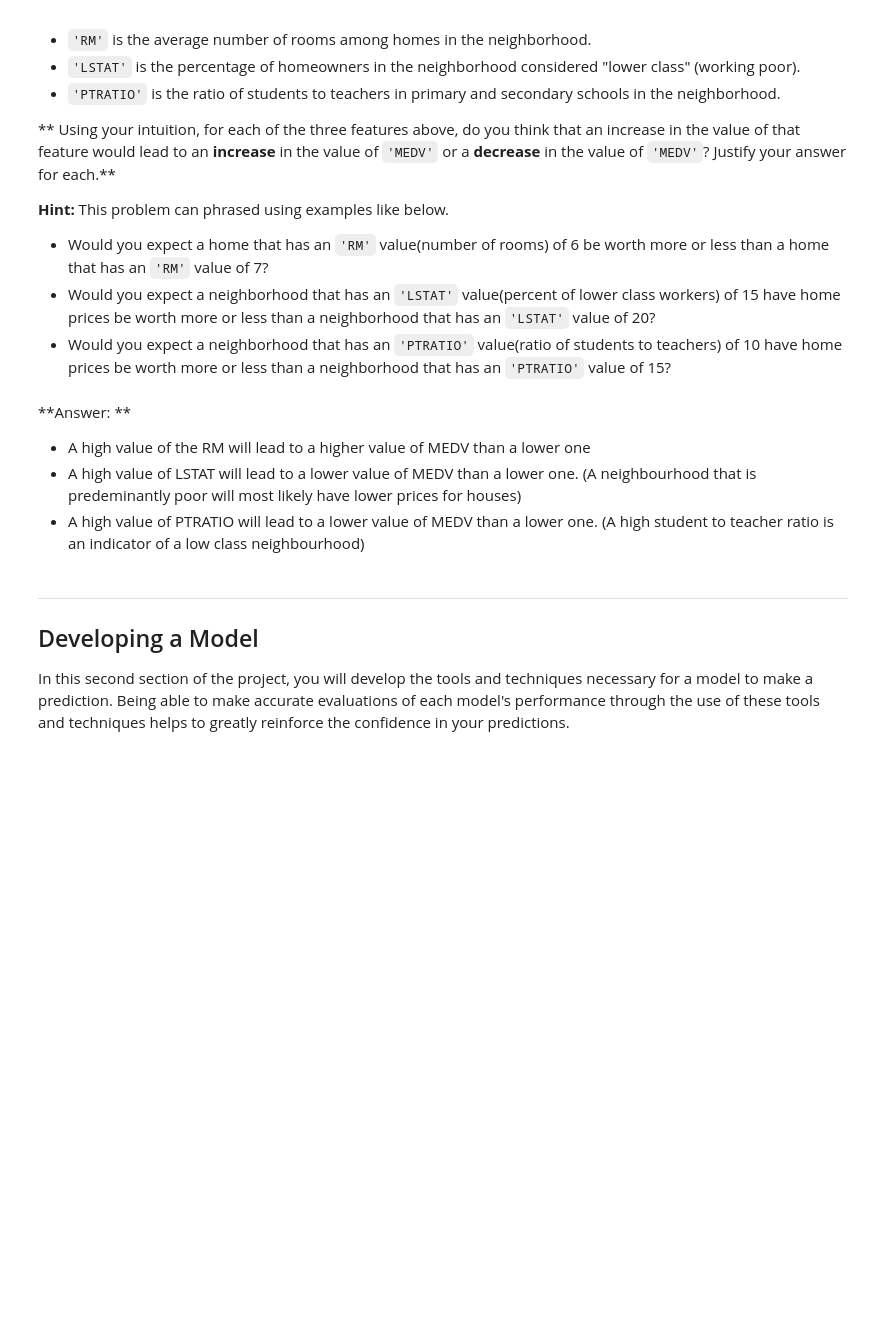
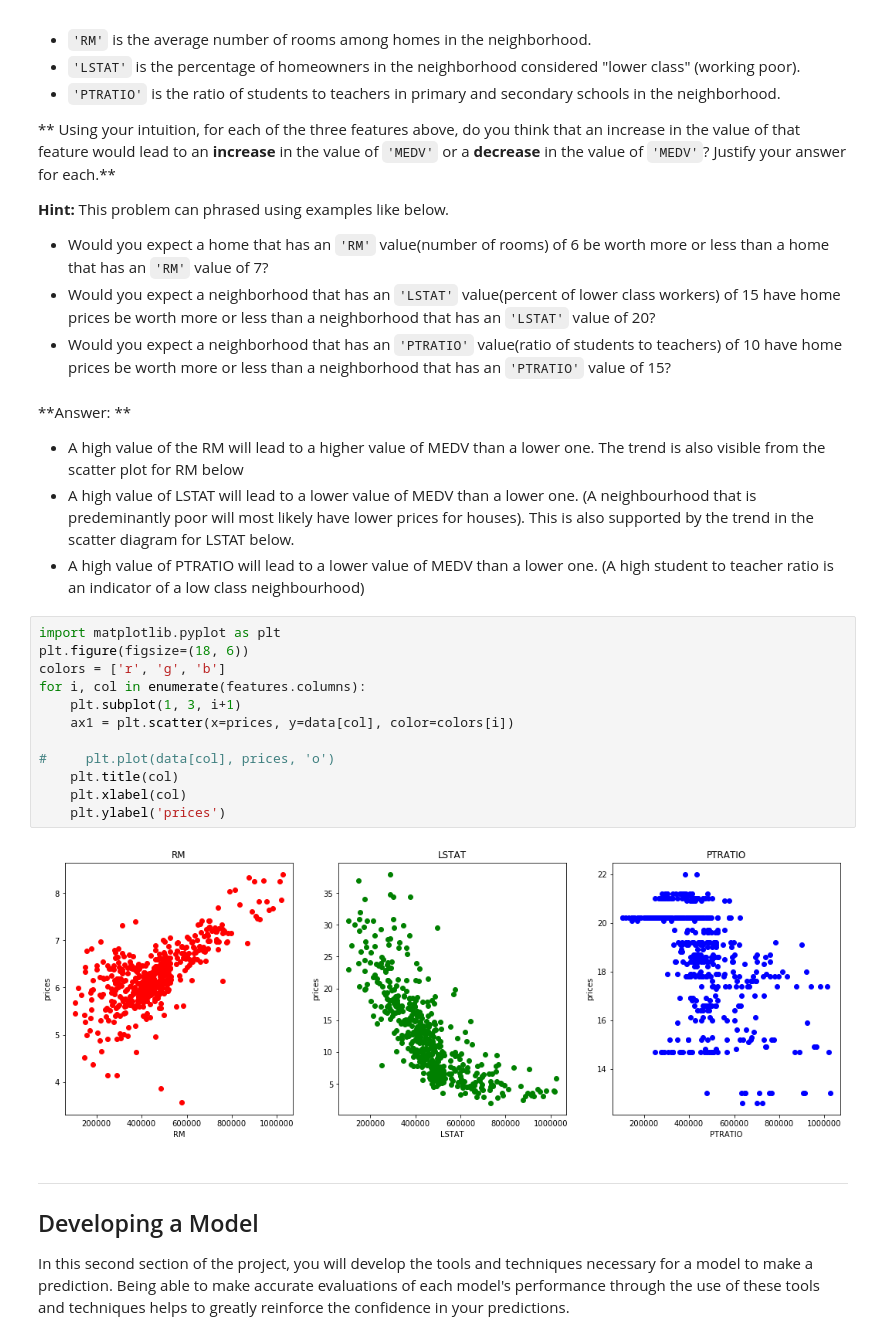
Before and after one commit to akatumba/mlnano, a Jupyter notebook: projects/boston_housing/boston_housing.ipynb, the cells around one changed output. Drawn from its saved outputs; the diff is of its cells as text; blank space fills up the shorter version.

```diff
--- a/projects/boston_housing/boston_housing.ipynb
+++ b/projects/boston_housing/boston_housing.ipynb
@@ -99,9 +99,23 @@ As a reminder, we are using three features from the Boston housing dataset: `'RM
 * Would you expect a neighborhood that has an `'PTRATIO'` value(ratio of students to teachers) of 10 have home prices be worth more or less than a neighborhood that has an `'PTRATIO'` value of 15?
 # %% [markdown]
 **Answer: **
-- A high value of the RM will lead to a higher value of MEDV than a lower one
-- A high value of LSTAT will lead to a lower value of MEDV than a lower one. (A neighbourhood that is predeminantly poor will most likely have lower prices for houses)
+- A high value of the RM will lead to a higher value of MEDV than a lower one. The trend is also visible from the scatter plot for RM below
+- A high value of LSTAT will lead to a lower value of MEDV than a lower one. (A neighbourhood that is predeminantly poor will most likely have lower prices for houses). This is also supported by the trend in the scatter diagram for LSTAT below.
 - A high value of PTRATIO will lead to a lower value of MEDV than a lower one. (A high student to teacher ratio is an indicator of a low class neighbourhood)
+# %%
+import matplotlib.pyplot as plt
+plt.figure(figsize=(18, 6))
+colors = ['r', 'g', 'b']
+for i, col in enumerate(features.columns):
+    plt.subplot(1, 3, i+1)
+    ax1 = plt.scatter(x=prices, y=data[col], color=colors[i])
+
+#     plt.plot(data[col], prices, 'o')
+    plt.title(col)
+    plt.xlabel(col)
+    plt.ylabel('prices')
+# %% [output]
+[figure, added]
 # %% [markdown]
 ----
 
```
Also changed, not shown: parts of 9 cells of this notebook, 2 other files.
